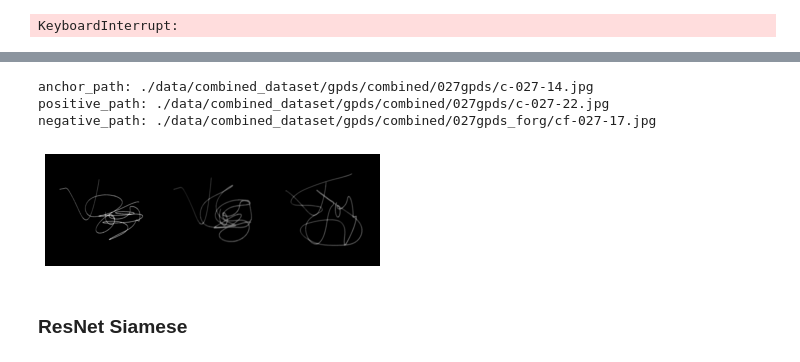
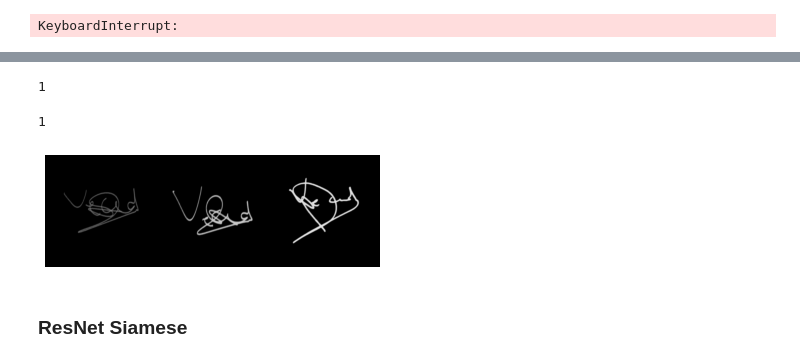
Before and after one commit to care1e55/signature_similarity, a Jupyter notebook: signature_similarity.ipynb, the cells around one changed output, grey strips where cells are left out. Cells and saved outputs as stored; diff of their text form; code cells hidden in the pictures.

Commit message:
random sampling

```diff
--- a/signature_similarity.ipynb
+++ b/signature_similarity.ipynb
@@ -337,3 +423,11 @@ torch.Size([24, 128]) torch.Size([30, 128])
+# %%
+np.random.randint(23)
+# %% [output]
+1
+# %%
+int(torch.FloatTensor([1]))
+# %% [output]
+1
 # %%
 transform = transforms.Compose([
               # transforms.Resize((RESCALE_SIZE,RESCALE_SIZE)),
@@ -356,21 +450,18 @@ transform = transforms.Compose([
 # %%
 siamese_dataset = SiameseNetworkDataset(training_csv,training_dir,transform=transform)
 # %%
-vis_dataloader = DataLoader(siamese_dataset,
+vis_dataloader = DataLoader(debug_datasdet,
                         shuffle=True,
                         batch_size=1)
 dataiter = iter(vis_dataloader)
 
 
 example_batch = next(dataiter)
 concatenated = torch.cat((example_batch[0], example_batch[1], example_batch[2]),0)
 imshow(torchvision.utils.make_grid(concatenated))
 # print(example_batch[2].numpy())
 # %% [output]
-anchor_path: ./data/combined_dataset/gpds/combined/027gpds/c-027-14.jpg
-positive_path: ./data/combined_dataset/gpds/combined/027gpds/c-027-22.jpg
-negative_path: ./data/combined_dataset/gpds/combined/027gpds_forg/cf-027-17.jpg
-[figure, old version]
+[figure, new version]
 # %% [markdown]
 ### ResNet Siamese
 # %%
```
Also changed, not shown: parts of 4 cells of this notebook.
